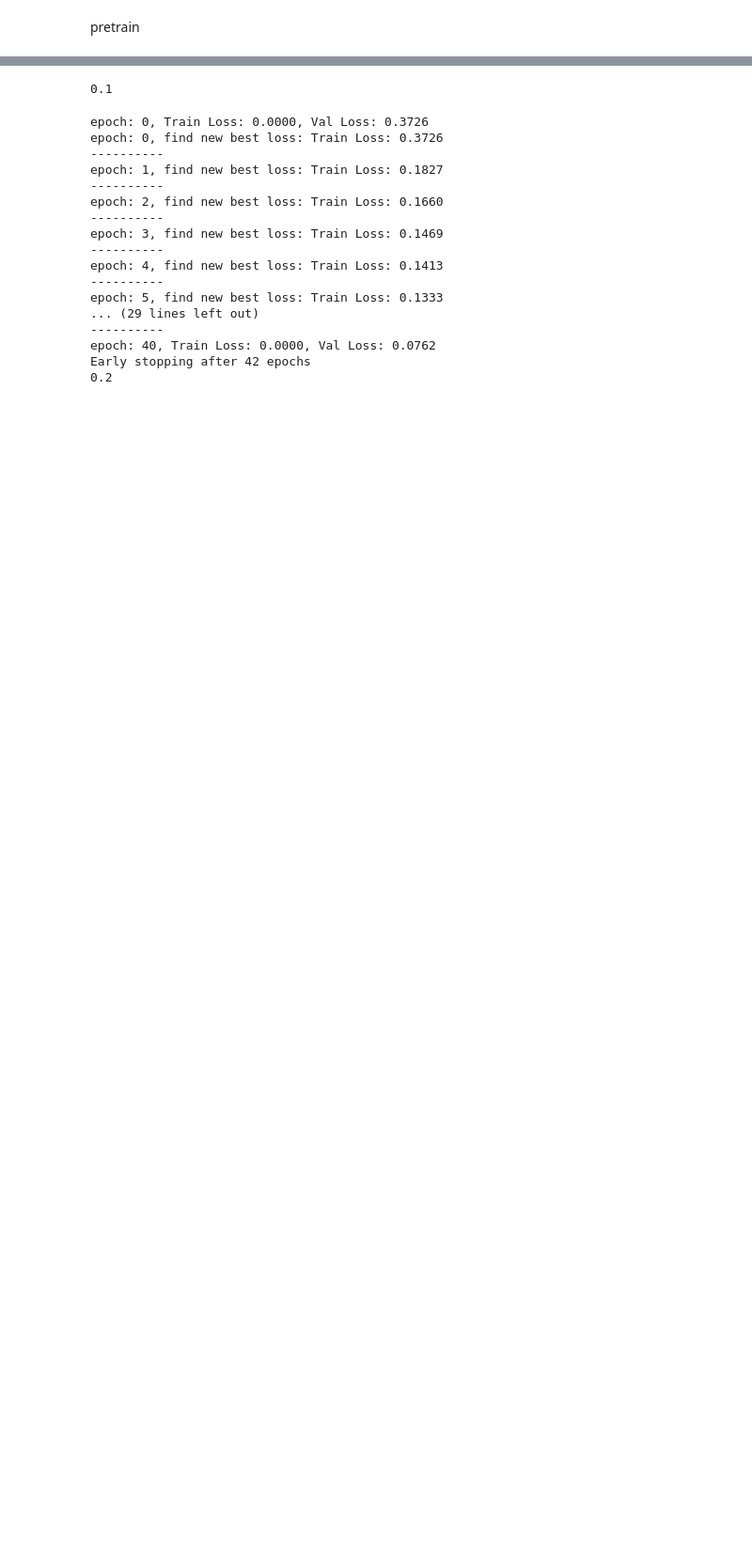
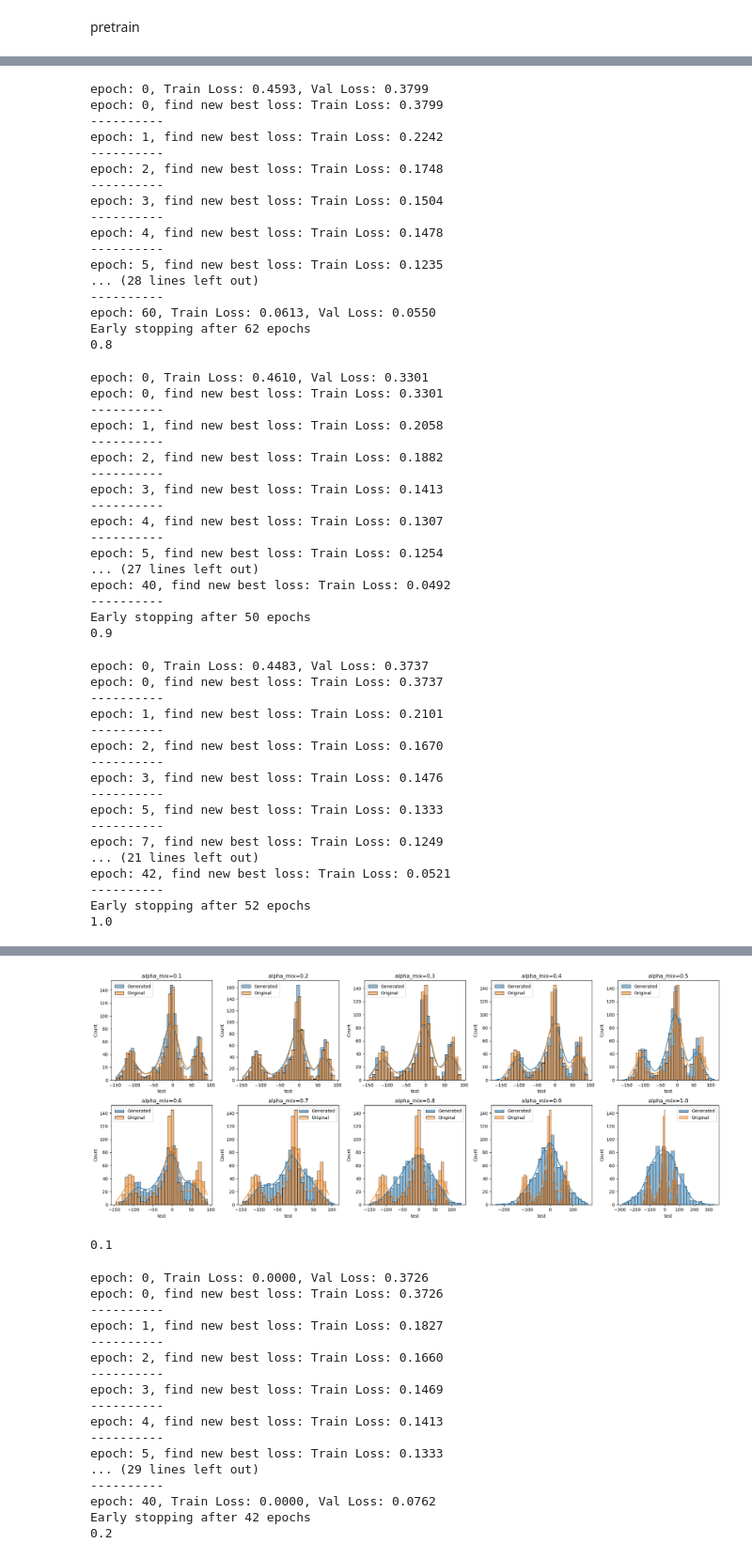
Before and after one commit to miluosi/diffusion-for-learning, a Jupyter notebook: quantile_ddpm.ipynb, the cells around one changed output, grey strips where cells are left out. Shown at 94% size. Drawn from its saved outputs; the diff is of its cells as text; code cells hidden in the pictures; blank space fills up the shorter version.

```diff
--- a/quantile_ddpm.ipynb
+++ b/quantile_ddpm.ipynb
@@ -544,7 +632,6 @@ class QuantileBackbone(nn.Module):
 # 2. 准备数据（使用一些模拟数据作为示例）
 input_dim = 2  # 假设输入特征维度为 10
 output_dim = 1  # 假设输出为一个连续值（回归任务）
-alpha = 0.5  # 量化回归的参数
 
 # 模拟数据
 x_train = torch.tensor(sca_X_train_5[:,:-1]).cuda()
@@ -609,0 +688,25 @@ plt.legend()  # 添加图例
+# %%
+fig, axes = plt.subplots(2, 5, figsize=(20, 8))
+
+for i, alpha_mix in enumerate(np.linspace(0.1, 1, 10)):
+    print(alpha_mix)
+    model = Model(device, beta_1, beta_T, T, targetdim, condim,alpha_mix=alpha_mix,iftrained=True,trainedmodel=qmodel)
+    optimizer = torch.optim.Adam(list(model.backbone.parameters()) + list(model.quantile_backbone.parameters()), lr=1e-3)
+    traincon_ddpm(model, optimizer, 100, 1, lambda1, alpha, sca_traindata_loader_5, sca_valdata_loader_5, 10)
+    model.eval()
+    diffusion = DiffusionProcess(beta_1, beta_T, T, model, device, 1, condim)
+    sampling_number = sca_X_test_5.shape[0]
+    only_final = True
+    process = DiffusionProcess(beta_1, beta_T, T, model, device, (1,), torch.Tensor(sca_X_test_5[:,:-1]).cuda())
+    sample = process.sampling(sampling_number, torch.Tensor(sca_X_test_5[:,:-1]).cuda(), only_final)
+    trandatacvae = scay5.inverse_transform(sample.cpu().detach().numpy())
+    ax = axes[i // 5, i % 5]
+    sns.histplot(trandatacvae, kde=True, bins=30, label='Generated', ax=ax)
+    sns.histplot(resultdata['test'], kde=True, bins=30, label='Original', ax=ax)
+    ax.legend()
+    ax.set_title(f'alpha_mix={alpha_mix:.1f}')
+
+plt.tight_layout()
+plt.savefig('generated_alpha_pretrain.png')
+plt.show()
+# %% [output]
@@ -609,0 +815,51 @@ plt.legend()  # 添加图例
+epoch: 0, Train Loss: 0.4593, Val Loss: 0.3799
+epoch: 0, find new best loss: Train Loss: 0.3799
+----------
+epoch: 1, find new best loss: Train Loss: 0.2242
+----------
+epoch: 2, find new best loss: Train Loss: 0.1748
+----------
+epoch: 3, find new best loss: Train Loss: 0.1504
+----------
+epoch: 4, find new best loss: Train Loss: 0.1478
+----------
+epoch: 5, find new best loss: Train Loss: 0.1235
+... (28 lines left out)
+----------
+epoch: 60, Train Loss: 0.0613, Val Loss: 0.0550
+Early stopping after 62 epochs
+0.8
+epoch: 0, Train Loss: 0.4610, Val Loss: 0.3301
+epoch: 0, find new best loss: Train Loss: 0.3301
+----------
+epoch: 1, find new best loss: Train Loss: 0.2058
+----------
+epoch: 2, find new best loss: Train Loss: 0.1882
+----------
+epoch: 3, find new best loss: Train Loss: 0.1413
+----------
+epoch: 4, find new best loss: Train Loss: 0.1307
+----------
+epoch: 5, find new best loss: Train Loss: 0.1254
+... (27 lines left out)
+epoch: 40, find new best loss: Train Loss: 0.0492
+----------
+Early stopping after 50 epochs
+0.9
+epoch: 0, Train Loss: 0.4483, Val Loss: 0.3737
+epoch: 0, find new best loss: Train Loss: 0.3737
+----------
+epoch: 1, find new best loss: Train Loss: 0.2101
+----------
+epoch: 2, find new best loss: Train Loss: 0.1670
+----------
+epoch: 3, find new best loss: Train Loss: 0.1476
+----------
+epoch: 5, find new best loss: Train Loss: 0.1333
+----------
+epoch: 7, find new best loss: Train Loss: 0.1249
+... (21 lines left out)
+epoch: 42, find new best loss: Train Loss: 0.0521
+----------
+Early stopping after 52 epochs
+1.0
@@ -610,3 +883,4 @@ plt.legend()  # 添加图例
+[figure, added]
 # %%
 class Model(nn.Module):
     def __init__(self, trained_quantile, device, beta_1, beta_T, T, input_dim,con_dim,alpha_mix):
```
Also changed, not shown: parts of 11 cells of this notebook.
